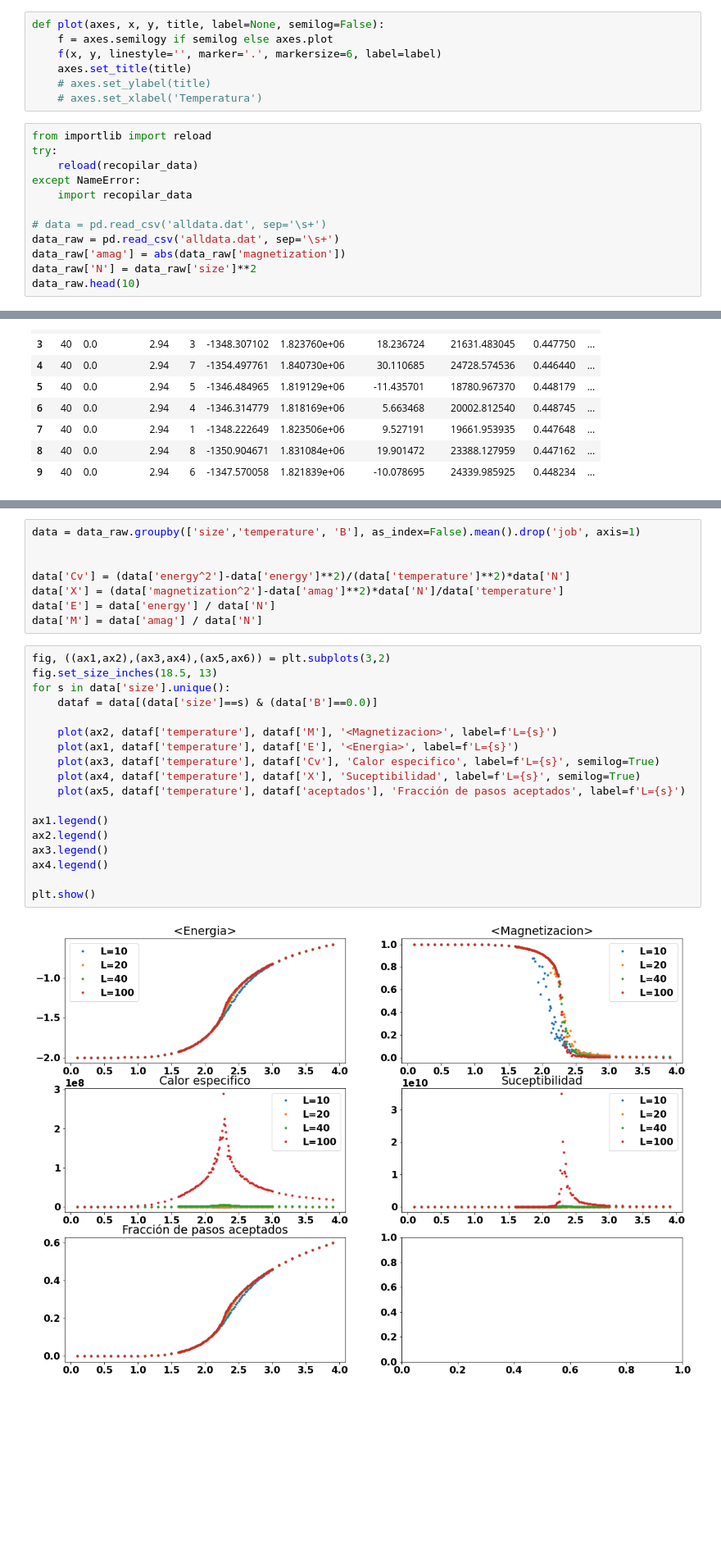
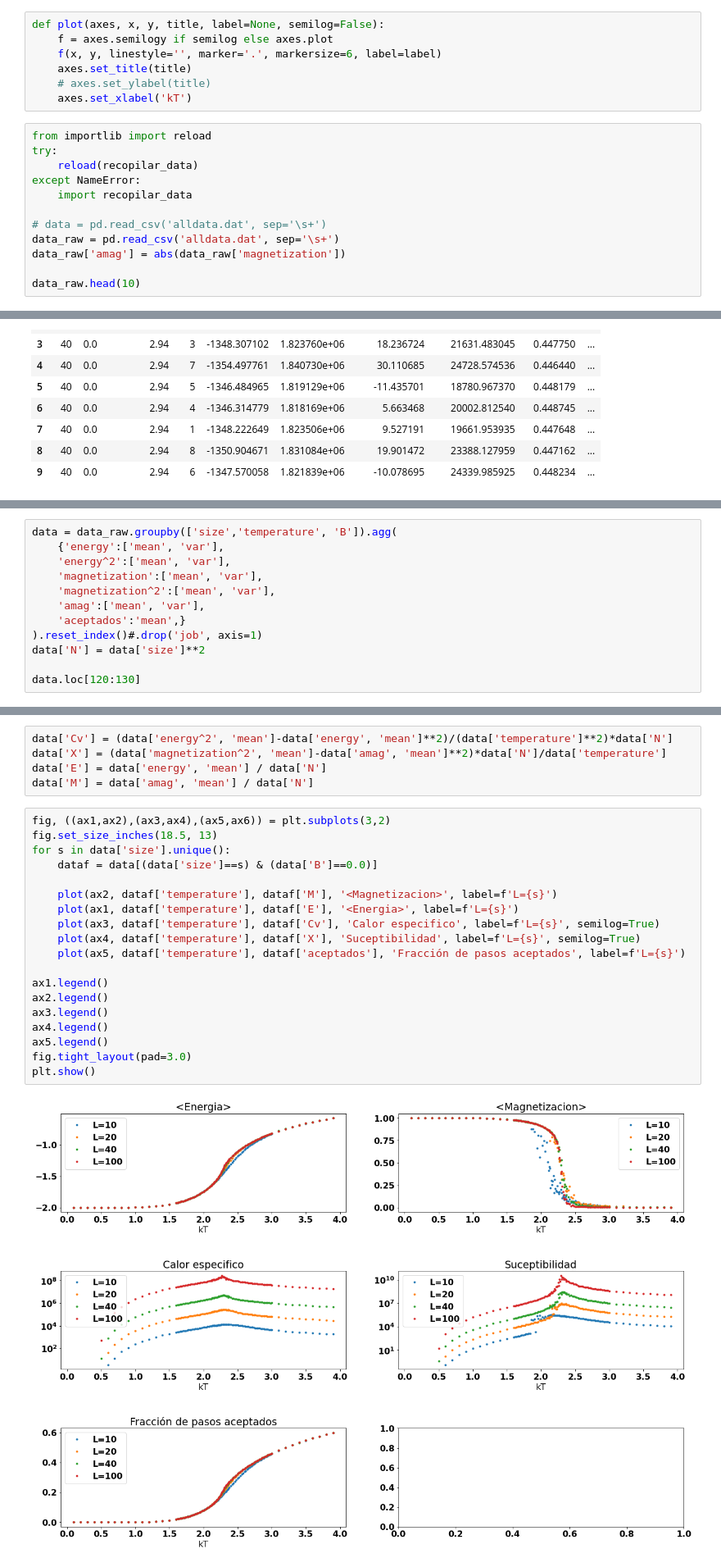
Before and after one commit to sstandre/ising, a Jupyter notebook: analisis.ipynb, the cells around one changed output, grey strips where cells are left out. Shown at 82% size. Drawn from its saved outputs; the diff is of its cells as text; blank space fills up the shorter version.

```diff
--- a/analisis.ipynb
+++ b/analisis.ipynb
@@ -15,7 +15,7 @@ def plot(axes, x, y, title, label=None, semilog=False):
     f(x, y, linestyle='', marker='.', markersize=6, label=label)
     axes.set_title(title)
     # axes.set_ylabel(title)
-    # axes.set_xlabel('Temperatura')
+    axes.set_xlabel('kT')
 # %%
 from importlib import reload
 try:
@@ -26,7 +26,7 @@ except NameError:
 # data = pd.read_csv('alldata.dat', sep='\s+')
 data_raw = pd.read_csv('alldata.dat', sep='\s+')
 data_raw['amag'] = abs(data_raw['magnetization'])
-data_raw['N'] = data_raw['size']**2
+
 data_raw.head(10)
 # %% [output]
 |  | size | B | temperature | job | energy | energy^2 | magnetization | magnetization^2 | aceptados | ... |
@@ -59,0 +66,12 @@ run_data.plot(y=['aceptados'], figsize=(10, 6))
+# %%
+data = data_raw.groupby(['size','temperature', 'B']).agg(
+    {'energy':['mean', 'var'],
+    'energy^2':['mean', 'var'],
+    'magnetization':['mean', 'var'],
+    'magnetization^2':['mean', 'var'],
+    'amag':['mean', 'var'],
+    'aceptados':'mean',}
+).reset_index()#.drop('job', axis=1)
+data['N'] = data['size']**2
+
+data.loc[120:130]
@@ -60,28 +97,26 @@ run_data.plot(y=['aceptados'], figsize=(10, 6))
 # %%
-data = data_raw.groupby(['size','temperature', 'B'], as_index=False).mean().drop('job', axis=1)
-
-
-data['Cv'] = (data['energy^2']-data['energy']**2)/(data['temperature']**2)*data['N']
-data['X'] = (data['magnetization^2']-data['amag']**2)*data['N']/data['temperature']
-data['E'] = data['energy'] / data['N']
-data['M'] = data['amag'] / data['N']
+data['Cv'] = (data['energy^2', 'mean']-data['energy', 'mean']**2)/(data['temperature']**2)*data['N']
+data['X'] = (data['magnetization^2', 'mean']-data['amag', 'mean']**2)*data['N']/data['temperature']
+data['E'] = data['energy', 'mean'] / data['N']
+data['M'] = data['amag', 'mean'] / data['N']
 # %%
 fig, ((ax1,ax2),(ax3,ax4),(ax5,ax6)) = plt.subplots(3,2)
 fig.set_size_inches(18.5, 13)
 for s in data['size'].unique():
     dataf = data[(data['size']==s) & (data['B']==0.0)]
 
     plot(ax2, dataf['temperature'], dataf['M'], '<Magnetizacion>', label=f'L={s}')
     plot(ax1, dataf['temperature'], dataf['E'], '<Energia>', label=f'L={s}')
     plot(ax3, dataf['temperature'], dataf['Cv'], 'Calor especifico', label=f'L={s}', semilog=True)
     plot(ax4, dataf['temperature'], dataf['X'], 'Suceptibilidad', label=f'L={s}', semilog=True)
     plot(ax5, dataf['temperature'], dataf['aceptados'], 'Fracción de pasos aceptados', label=f'L={s}')
 
 ax1.legend()
 ax2.legend()
 ax3.legend()
 ax4.legend()
-
+ax5.legend()
+fig.tight_layout(pad=3.0)
 plt.show()
 # %% [output]
-[figure, old version]
+[figure, new version]
```
Also changed, not shown: parts of 2 cells of this notebook.
